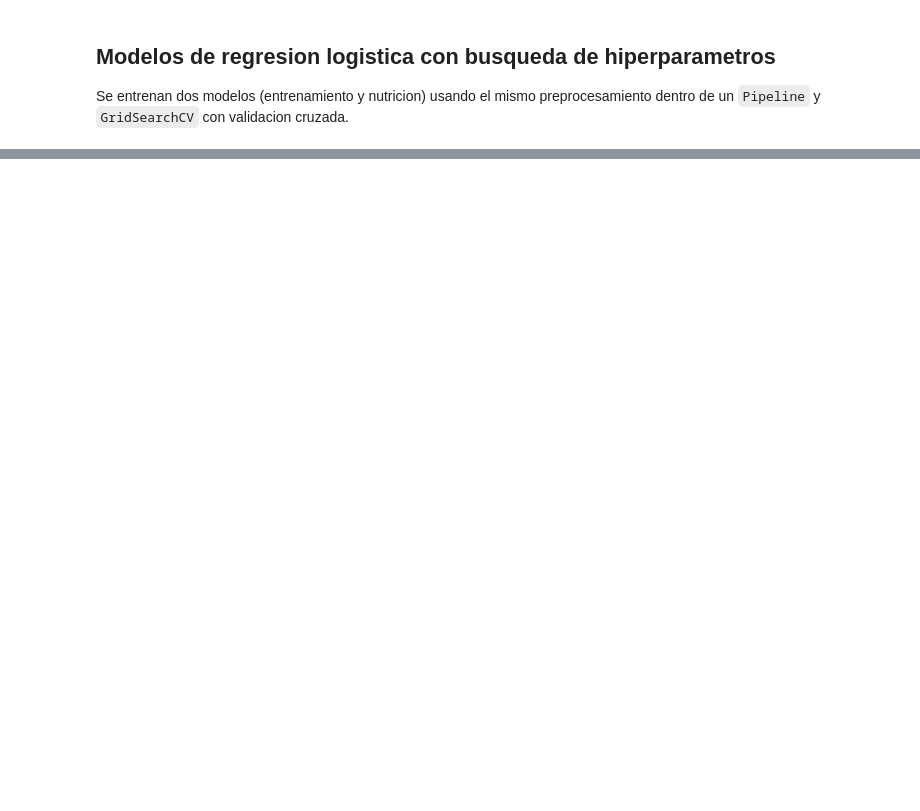
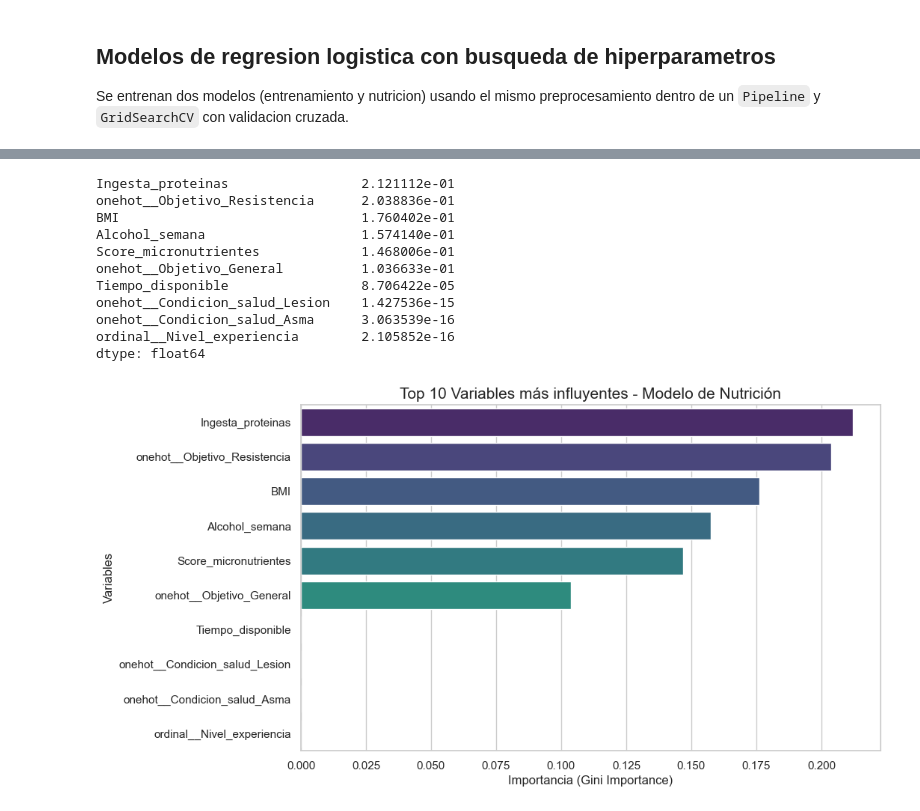
Before and after one commit to serferre2004/Laboratorios_MachineLearning, a Jupyter notebook: Laboratorio3/Laboratorio3.ipynb, the cells around one changed output, grey strips where cells are left out. Saved outputs shown, nothing was run; the diff lists cells and outputs as text; code cells hidden in the pictures; blank space fills up the shorter version.

```diff
--- a/Laboratorio3/Laboratorio3.ipynb
+++ b/Laboratorio3/Laboratorio3.ipynb
@@ -158,0 +454,5 @@ grid_nutricion = run_logistic_gridsearch(
+# %%
+# Ejecución para Nutrición
+grid_tree_nutricion = run_tree_gridsearch(
+    "Plan de Nutrición (Árbol)", y_nutricion_train, y_nutricion_test
+)
@@ -158,0 +477,38 @@ grid_nutricion = run_logistic_gridsearch(
+# %%
+importances_nut = grid_tree_nutricion.best_estimator_['classifier'].feature_importances_
+cat_names = list(grid_tree_nutricion.best_estimator_['preprocessor']
+                 .transformers_[0][1].get_feature_names_out())
+num_cols_final = [c for c in (numerical_cols + binary_cols) if c not in ['Alcohol', 'Fumador', 'Peso']]
+all_feature_names_nut = cat_names + num_cols_final
+
+importancia_nutricion = pd.Series(importances_nut, index=all_feature_names_nut).sort_values(ascending=False)
+print(importancia_nutricion.head(10))
+
+# Configuración de estilo
+plt.figure(figsize=(10, 6))
+sns.set_theme(style="whitegrid")
+
+sns.barplot(x=importancia_nutricion.head(10).values,
+            y=importancia_nutricion.head(10).index,
+            hue=importancia_nutricion.head(10).index,
+            palette="viridis",
+            legend=False)
+
+plt.title('Top 10 Variables más influyentes - Modelo de Nutrición', fontsize=15)
+plt.xlabel('Importancia (Gini Importance)', fontsize=12)
+plt.ylabel('Variables', fontsize=12)
+
+plt.show()
+# %% [output]
+Ingesta_proteinas                 2.121112e-01
+onehot__Objetivo_Resistencia      2.038836e-01
+BMI                               1.760402e-01
+Alcohol_semana                    1.574140e-01
+Score_micronutrientes             1.468006e-01
+onehot__Objetivo_General          1.036633e-01
+Tiempo_disponible                 8.706422e-05
+onehot__Condicion_salud_Lesion    1.427536e-15
+onehot__Condicion_salud_Asma      3.063539e-16
+ordinal__Nivel_experiencia        2.105852e-16
+dtype: float64
+[figure, added]
```
Also changed, not shown: parts of 32 cells of this notebook, 1 other file.
